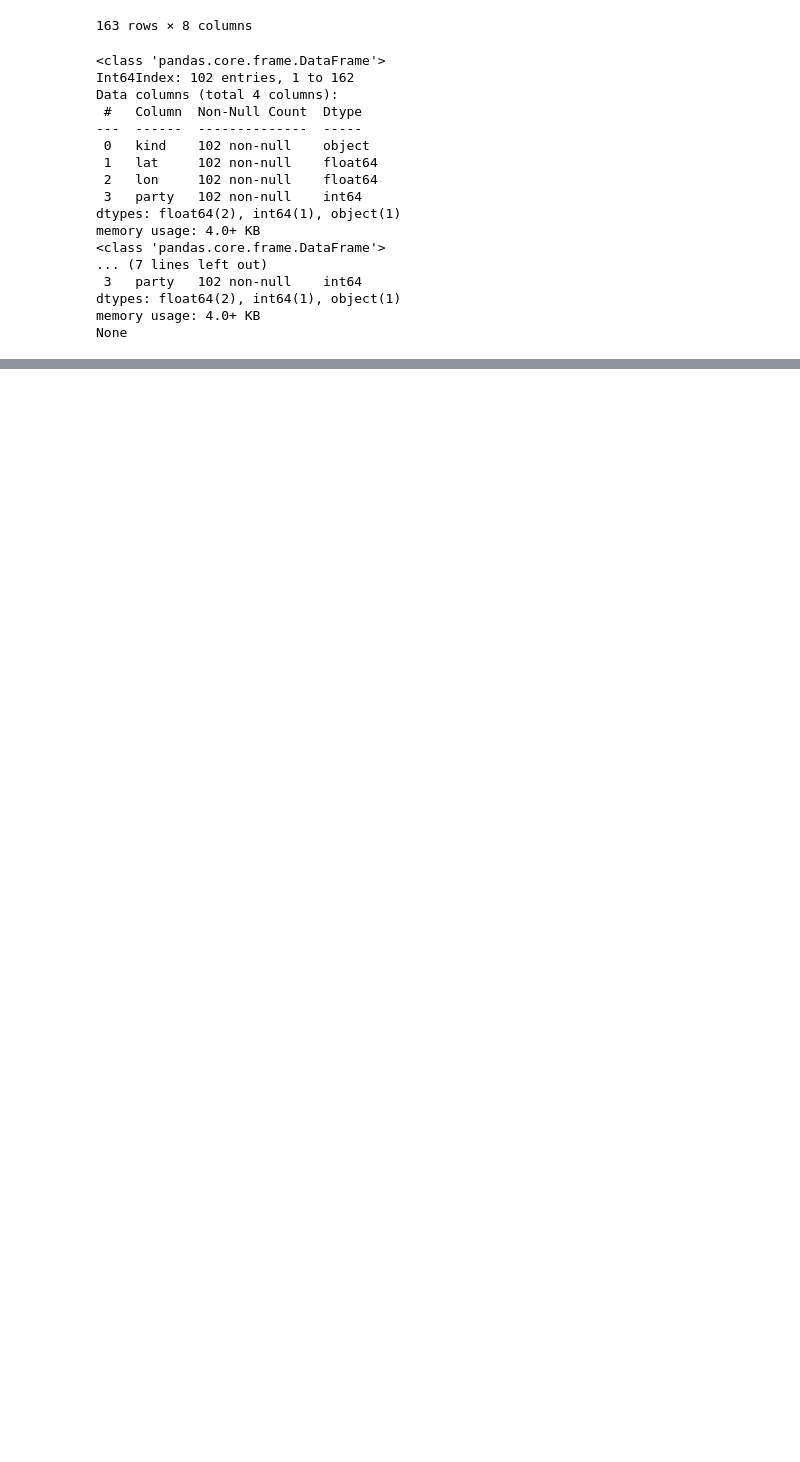
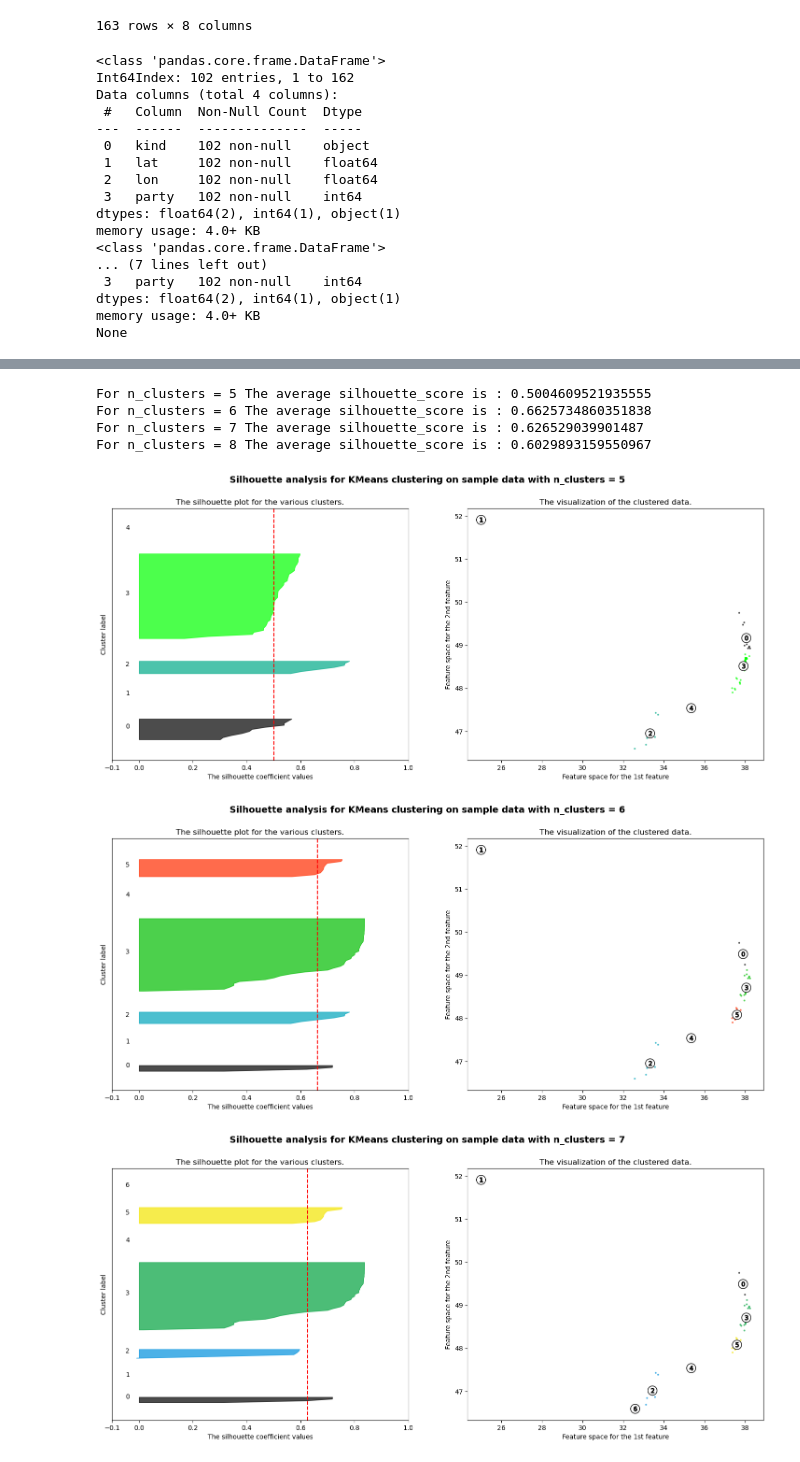
Before and after one commit to vectorstain/troops-clustering, a Jupyter notebook: main.ipynb, the cells around one changed output, grey strips where cells are left out. Saved outputs shown, nothing was run; the diff lists cells and outputs as text; code cells hidden in the pictures; blank space fills up the shorter version.

Commit message:
Updated ua silhouette

```diff
--- a/main.ipynb
+++ b/main.ipynb
@@ -256,34 +271,42 @@ for n_clusters in range_n_clusters:
     # 2nd Plot showing the actual clusters formed
     colors = cm.nipy_spectral(cluster_labels.astype(float) / n_clusters)
     ax2.scatter(
-        Y[Y.columns[1]],Y[Y.columns[2]], marker=".", s=30, lw=0, alpha=0.7, c=colors, edgecolor="k"
+        Y[Y.columns[2]],Y[Y.columns[1]], marker=".", s=30, lw=0, alpha=0.7, c=colors, edgecolor="k"
     )
 
     # Labeling the clusters
     centers = clusterer.cluster_centers_
     # Draw white circles at cluster centers
     ax2.scatter(
+        centers[:, 1],
         centers[:, 0],
-        centers[:, 1],
         marker="o",
         c="white",
         alpha=1,
         s=200,
         edgecolor="k",
     )
 
     for i, c in enumerate(centers):
-        ax2.scatter(c[0], c[1], marker="$%d$" % i, alpha=1, s=50, edgecolor="k")
+        ax2.scatter(c[1], c[0], marker="$%d$" % i, alpha=1, s=50, edgecolor="k")
 
     ax2.set_title("The visualization of the clustered data.")
     ax2.set_xlabel("Feature space for the 1st feature")
     ax2.set_ylabel("Feature space for the 2nd feature")
 
     plt.suptitle(
         "Silhouette analysis for KMeans clustering on sample data with n_clusters = %d"
         % n_clusters,
         fontsize=14,
         fontweight="bold",
     )
 
 plt.show()
+# %% [output]
+For n_clusters = 5 The average silhouette_score is : 0.5004609521935555
+For n_clusters = 6 The average silhouette_score is : 0.6625734860351838
+For n_clusters = 7 The average silhouette_score is : 0.626529039901487
+For n_clusters = 8 The average silhouette_score is : 0.6029893159550967
+[figure, added]
+[figure, added]
+[figure, added]
```
Also changed, not shown: parts of 4 cells of this notebook, 4 other files.
